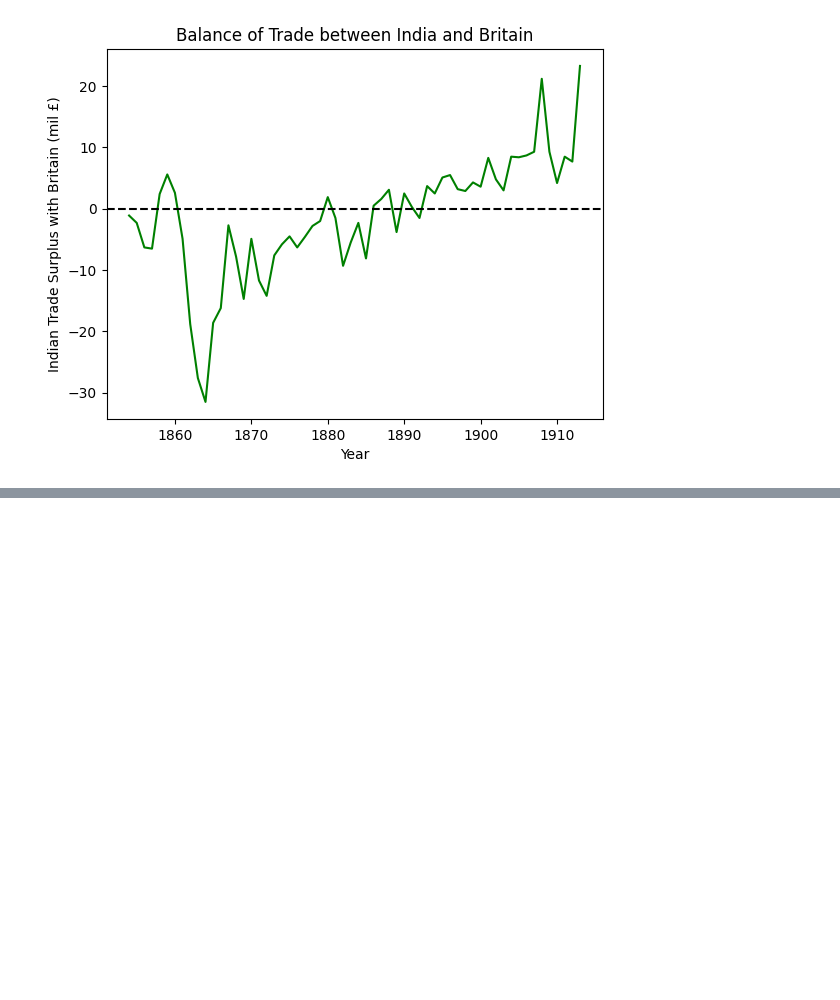
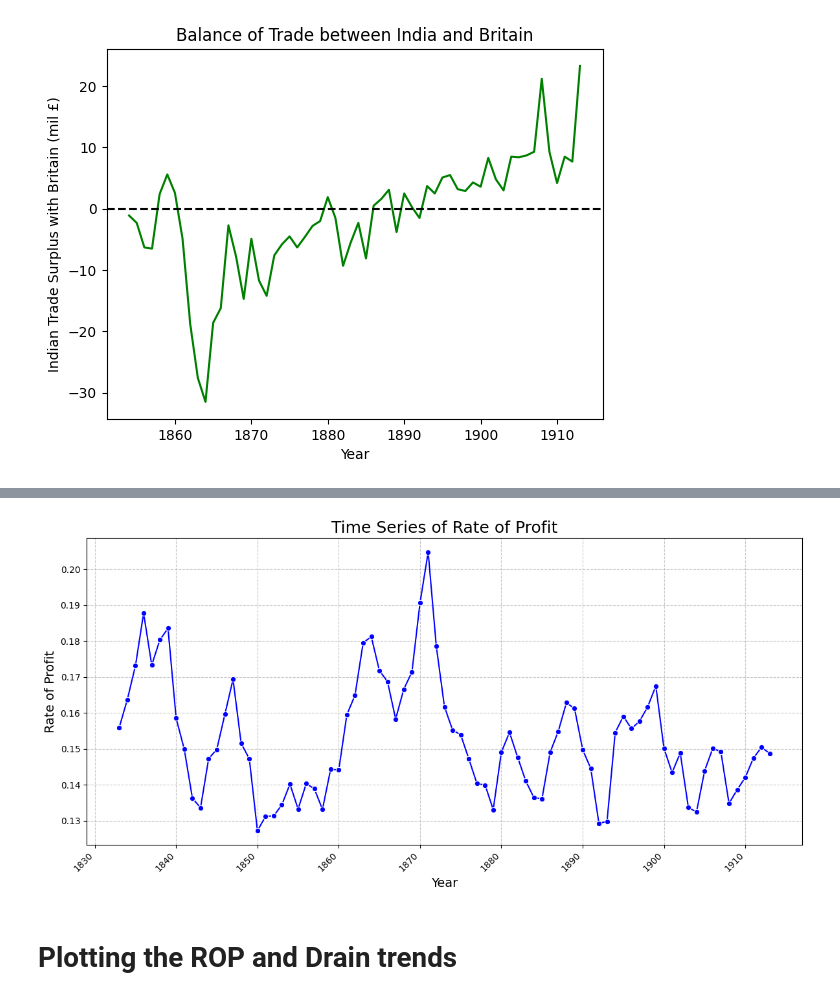
Before and after one commit to kabeerbora/bop_britain, a Jupyter notebook: drain_plots.ipynb, the cells around one changed output, grey strips where cells are left out. Cells and saved outputs as stored; diff of their text form; code cells hidden in the pictures; blank space fills up the shorter version.

```diff
--- a/drain_plots.ipynb
+++ b/drain_plots.ipynb
@@ -233,0 +255,18 @@ plt.show()
+# %%
+plt.figure(figsize=(12, 6))
+
+sns.lineplot(x='year', y='rop', data=df_rop, marker='o', color='blue')
+
+
+plt.title('Time Series of Rate of Profit', fontsize=18)
+plt.xlabel('Year', fontsize=14)
+plt.ylabel('Rate of Profit', fontsize=14)
+plt.grid(True, linestyle='--', alpha=0.7)
+plt.xticks(rotation=45, ha='right')
+
+plt.tight_layout()
+plt.show()
+# %% [output]
+[figure, added]
+# %% [markdown]
+# Plotting the ROP and Drain trends
```
Also changed, not shown: parts of 16 cells of this notebook.
